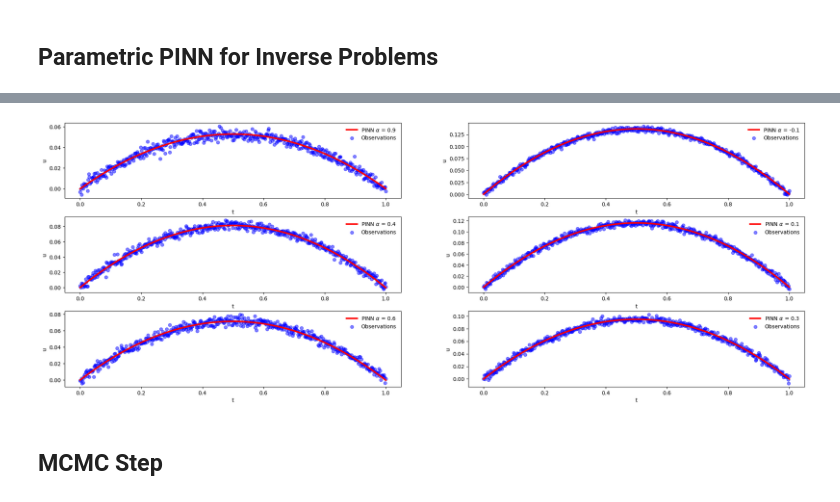
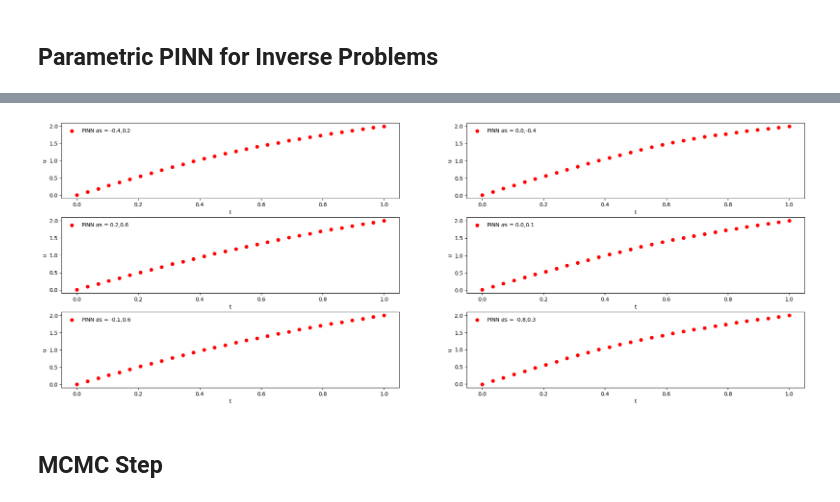
Before and after one commit to ChristianJzB/Projects, a Jupyter notebook: Physics _Informed_NN/11_PDE_TiaEx2.ipynb, the cells around one changed output, grey strips where cells are left out. Saved outputs shown, nothing was run; the diff lists cells and outputs as text; code cells hidden in the pictures.

```diff
--- a/Physics _Informed_NN/11_PDE_TiaEx2.ipynb
+++ b/Physics _Informed_NN/11_PDE_TiaEx2.ipynb
@@ -44,7 +44,7 @@ $$
 # %%
 ns = 1
 t= np.linspace(0,ns,1000)
-mean, std = 0,np.sqrt(1e-5)
+mean, std = 0,np.sqrt(1e-4)
 
 Exact = (t - t**2) / 2*np.exp(0.314)
 
@@ -135,20 +142,22 @@ def train(epochs, pinn,loss,optimizer,size,maxl,minp,maxp):
 
    for i in range(epochs):
 
-    ic,bc, t, param = sample_ic(size),sample_bc(size),samples_space(size,maxl),samples_param(minp,maxp,size)
+    ic,bc, t, param1,param2 = sample_ic(size),sample_bc(size),samples_space(size,maxl),samples_param(minp,maxp,size),samples_param(minp,maxp,size)
 
-    ic, bc, t, param = torch.tensor(ic).float().to(device),torch.tensor(bc).float().to(device), torch.tensor(t).float().to(device), torch.tensor(param).float().to(device)
+    ic, bc, t = torch.tensor(ic).float().to(device),torch.tensor(bc).float().to(device), torch.tensor(t).float().to(device)
+    param1, param2 = torch.tensor(param1).float().to(device), torch.tensor(param2).float().to(device)
 
-    ic, bc ,t, param = Variable(ic,requires_grad=True).reshape(-1,1),Variable(bc,requires_grad=True).reshape(-1,1), Variable(t,requires_grad=True).reshape(-1,1), Variable(param,requires_grad=True).reshape(-1,1)
+    ic, bc ,t = Variable(ic,requires_grad=True).reshape(-1,1),Variable(bc,requires_grad=True).reshape(-1,1), Variable(t,requires_grad=True).reshape(-1,1)
+    param1,param2 =  Variable(param1,requires_grad=True).reshape(-1,1),Variable(param2,requires_grad=True).reshape(-1,1)
 
 
     def loss_func_train():
 
         optimizer.zero_grad()
 
-        ic_pred,bc_pred,f_pred = pinn(torch.cat([ic, param], dim=1)), pinn(torch.cat([bc, param], dim=1)),pinn.DE(t,param)
+        ic_pred,bc_pred,f_pred = pinn(torch.cat([ic, param1, param2], dim=1)), pinn(torch.cat([bc, param1,param2], dim=1)),pinn.DE(t,param1,param2)
 
-        loss_u_ic,loss_u_bc,loss_f = loss(ic_pred,torch.zeros_like(t)),loss(bc_pred,torch.zeros_like(t)),loss(f_pred,torch.zeros_like(t))
+        loss_u_ic,loss_u_bc,loss_f = loss(ic_pred,torch.zeros_like(t)),loss(bc_pred,torch.ones_like(t)*2),loss(f_pred,torch.zeros_like(t))
 
         Loss =  loss_f + loss_u_ic + loss_u_bc
 
@@ -161,7 +170,7 @@ def train(epochs, pinn,loss,optimizer,size,maxl,minp,maxp):
 
     optimizer.step(loss_func_train)
 
-    oupt = pinn(torch.cat([ic, param], dim=1))
+    oupt = pinn(torch.cat([ic, param1,param2], dim=1))
 
     loss_val = loss_func_train()
 
@@ -169,14 +178,14 @@ def train(epochs, pinn,loss,optimizer,size,maxl,minp,maxp):
 # %%
 # Number of observations
 epochs = 150
-nobs = 2000
-lr = 0.01
+nobs = 10
+lr = 0.1
 
 min_param , max_param = -1, 1
 
 space = 1
 
-layers = [2] + 4*[50] + [1]
+layers = [3] + 10*[30] + [1]
 # %%
 model = DNN(layers)
 # %%
@@ -188,9 +197,9 @@ optimizer = torch.optim.LBFGS(
 
 #optimizer = torch.optim.Adam(model.parameters(), lr = lr)
 # %%
-#train(epochs, model,loss,optimizer,nobs,space,min_param , max_param)
+train(epochs, model,loss,optimizer,nobs,space,min_param , max_param)
 
-model.load_state_dict(torch.load("Param_model_2.pt"))
-model.eval()
+# model.load_state_dict(torch.load("Param_model_T2.pt"))
+# model.eval()
 # %% [output]
 Starting Training
@@ -225,34 +235,35 @@ def test_set(max_space,obs,param,mean,std):
 # %%
 import matplotlib.pyplot as plt
 from matplotlib import cm
 
 
 param_trained =  samples_param(min_param , max_param,6)
+param_trained2 =  samples_param(min_param , max_param,6)
 
 
 # Plotting
 fig = plt.figure(figsize=(25,25))
 plt.subplots_adjust(hspace=0.25)
 
-for n,pr in enumerate(param_trained):
+for n,(pr1,pr2) in enumerate(zip(param_trained,param_trained2)):
 
-    t, noise_sol_test = test_set(ns,500,pr,mean,std)
+    t, noise_sol_test = test_set(ns,30,pr1,mean,std)
 
-    data_test = np.hstack((t.flatten()[:,None], np.ones_like(t).flatten()[:,None]*(pr)))
+    data_test = np.hstack((t.flatten()[:,None], np.ones_like(t).flatten()[:,None]*(pr1), np.ones_like(t).flatten()[:,None]*(pr2)))
 
     u_pred = model(torch.tensor(data_test).float()).detach().cpu().numpy()
 
     plt.subplot(8, 2, n + 1)
 
-    plt.plot(t, u_pred, label = fr"PINN $\alpha$ = {pr:.1f}", color = "red",linewidth = '3')
+    plt.scatter(t, u_pred, label = fr"PINN $\alpha$s = {pr1:.1f},{pr2:.1f}", color = "red")
 
-    plt.scatter(t,noise_sol_test, label = "Observations",color= "blue",alpha = 0.5)
+    #plt.scatter(t,-(2/3)*t**3 + 2.5*t, label = "Observations",color= "blue",alpha = 0.5)
 
     plt.xlabel("t")
     plt.ylabel("u")
     plt.legend(frameon=False)
 # %% [output]
-[figure, old version]
+[figure, new version]
 # %% [markdown]
 ## MCMC Step
 # %%
```
Also changed, not shown: parts of 15 cells of this notebook, 5 other files.
